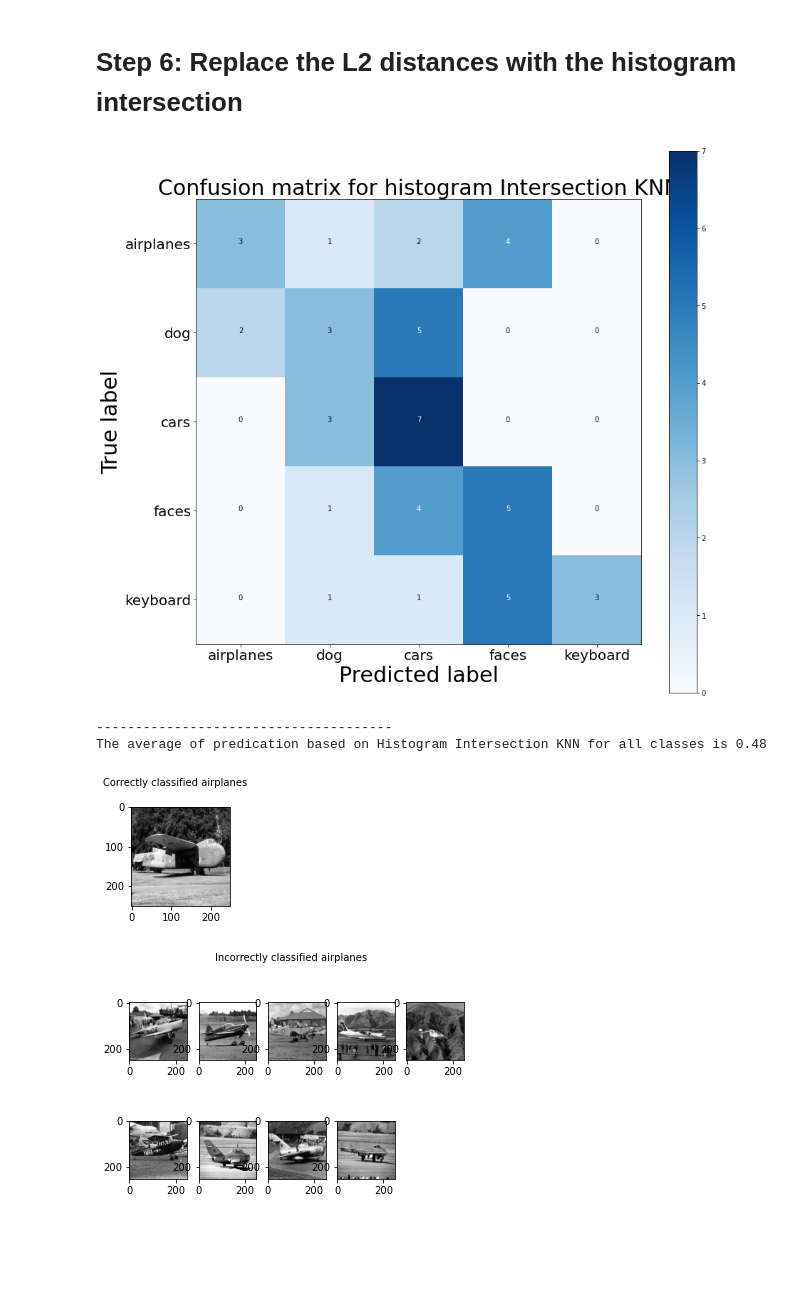
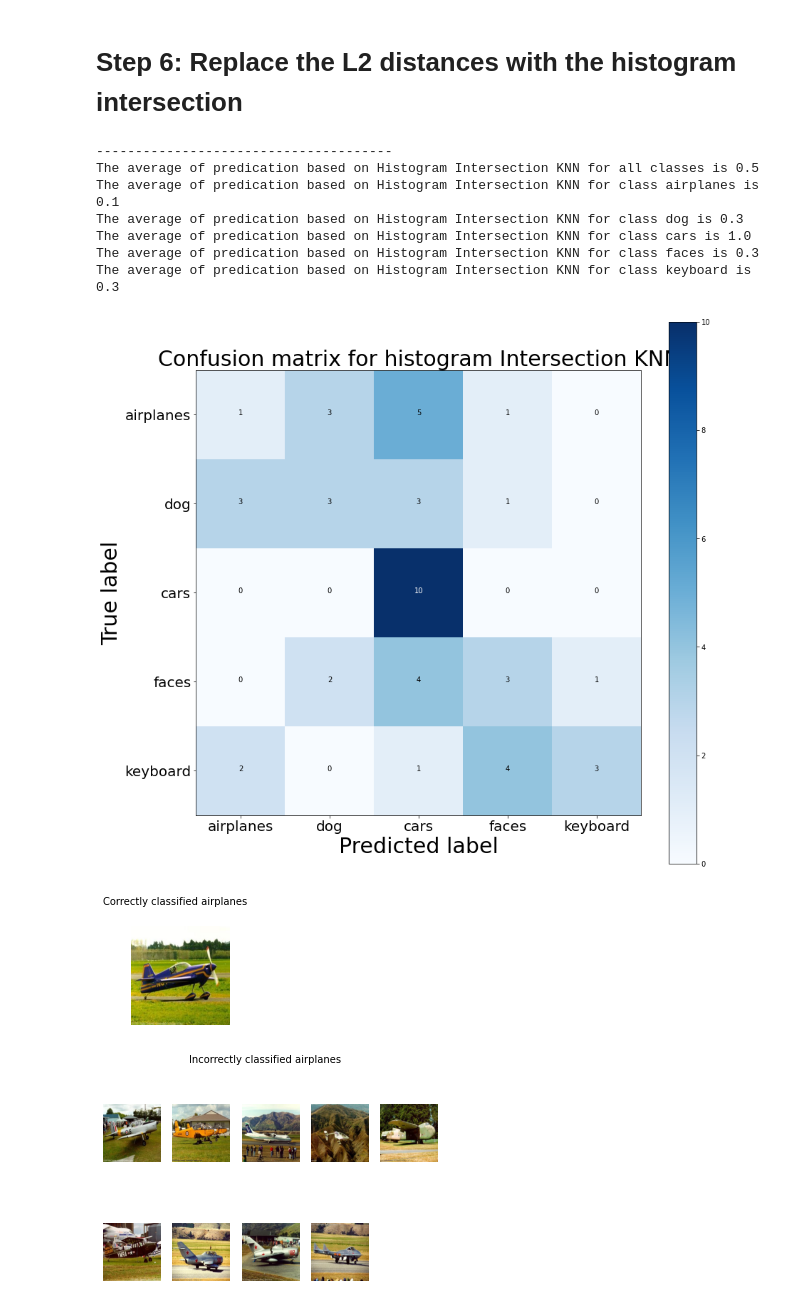
Before and after one commit to LANNDS18/Vision_SIFT, a Jupyter notebook: SIFT_train.ipynb, the cells around one changed output. Cells and saved outputs as stored; diff of their text form; code cells hidden in the pictures; blank space fills up the shorter version.

```diff
--- a/SIFT_train.ipynb
+++ b/SIFT_train.ipynb
@@ -85,9 +97,9 @@ def sift_features(images):
             time.sleep(.01)
             pbar.set_description(f"Processing {image_class}", refresh=True)
             # Using sift in cv2 can accelerate the feature extraction powerfully
-            # cv2_sift = cv2.SIFT_create(200)
-            # key_p, des = cv2_sift.detectAndCompute(image, None)
-            key_p, des = SIFT.computeKeypointsAndDescriptors(image)
+            cv2_sift = cv2.SIFT_create(200)
+            key_p, des = cv2_sift.detectAndCompute(image, None)
+            # key_p, des = SIFT.computeKeypointsAndDescriptors(image)
             all_descriptor.extend(des)
             features.append(des)
             keypoint_list.append(key_p)
@@ -162,6 +172,9 @@ def kmeans(k, list_descriptor):
 
 # Take the central points of visual words
 words = kmeans(500, train_des_list)
+# %%
+with open('Models/visual_words.pkl', 'wb') as f:
+    pickle.dump(words, f)
 # %% [markdown]
 ## Step 3: Represent images with generated code words
 # %%
@@ -414,6 +461,7 @@ def plot_correct(patch_list:list, title):
     for patch_id, i in enumerate(patch_list):
         plt.subplot(n_rows, int(np.ceil(count/n_rows)), patch_id + 1)
         plt.imshow(i)
+        plt.axis('off')
     plt.show()
 
 
@@ -437,24 +485,5 @@ def show_classified(dataset, correct , incorrect, test_y):
             incorrect_pic.append(all_pic[i_c])
         plot_correct(incorrect_pic, f"Incorrectly classified {k}")
 
-
-def divide_into_correct_and_incorrect(key, test, predict_y):
-    correct = {}
-    incorrect = {}
-    for i in range(len(key)):
-        class_correct = []
-        class_incorrect = []
-        for j in range(len(predict_y_l2)):
-            if predict_y[j] == key[i] or test[j] == key[i]:
-                if test[j] == predict_y[j]:
-                    class_correct.append(j)
-                else:
-                    if test[j] == key[i]:
-                        class_incorrect.append(j)
-        correct[key[i]] = class_correct
-        incorrect[key[i]] = class_incorrect
-    return correct, incorrect
-
-correct_l2, incorrect_l2 = divide_into_correct_and_incorrect(list(test_set.keys()),test_y, predict_y_l2)
-show_classified(test_set, correct_l2, incorrect_l2, test_y)
+show_classified(test_set_rgb, correct_l2, incorrect_l2, test_y)
 # %% [output]
@@ -471,21 +500,32 @@ show_classified(test_set, correct_l2, incorrect_l2, test_y)
 # %% [markdown]
 # Step 6: Replace the L2 distances with the histogram intersection
 # %%
+# Perform KNN by histogram intersection
 knn = KnnClassifier(k=1, dis_type='inter')
 knn.fit(train_x, train_y)
 predict_y_inter = knn.predict(test_x)
-# Calculate Confusion matrix
-cm_inter = confusion_matrix(test_y, predict_y_inter, labels=list(test_histogram.keys()))
-draw_confusion_matrix(cm_l2, 'Confusion matrix for histogram Intersection KNN', list(test_histogram.keys()))
+
 # Calculate accuracy
 print('--------------------------------------')
 inter_score = accuracy_score(test_y, predict_y_inter)
 print(f"The average of predication based on Histogram Intersection KNN for all classes is {inter_score}")
+for key, value in correct_l2.items():
+    print(f"The average of predication based on Histogram Intersection KNN for class {key} is {len(value)/len(test_set[key])}")
+
+# Calculate Confusion matrix
+cm_inter = confusion_matrix(test_y, predict_y_inter, labels=list(test_histogram.keys()))
+draw_confusion_matrix(cm_l2, 'Confusion matrix for histogram Intersection KNN', list(test_histogram.keys()))
+
 correct_inter, incorrect_inter = divide_into_correct_and_incorrect(list(test_set.keys()),test_y, predict_y_inter)
-show_classified(test_set, correct_inter, incorrect_inter, test_y)
+show_classified(test_set_rgb, correct_inter, incorrect_inter, test_y)
 # %% [output]
+--------------------------------------
+The average of predication based on Histogram Intersection KNN for all classes is 0.5
+The average of predication based on Histogram Intersection KNN for class airplanes is 0.1
+The average of predication based on Histogram Intersection KNN for class dog is 0.3
+The average of predication based on Histogram Intersection KNN for class cars is 1.0
+The average of predication based on Histogram Intersection KNN for class faces is 0.3
+The average of predication based on Histogram Intersection KNN for class keyboard is 0.3
-[figure, old version]
+[figure, new version]
---------------------------------------
-The average of predication based on Histogram Intersection KNN for all classes is 0.48
-[figure, old version]
+[figure, new version]
-[figure, old version]
+[figure, new version]
```
Also changed, not shown: parts of 20 cells of this notebook.
